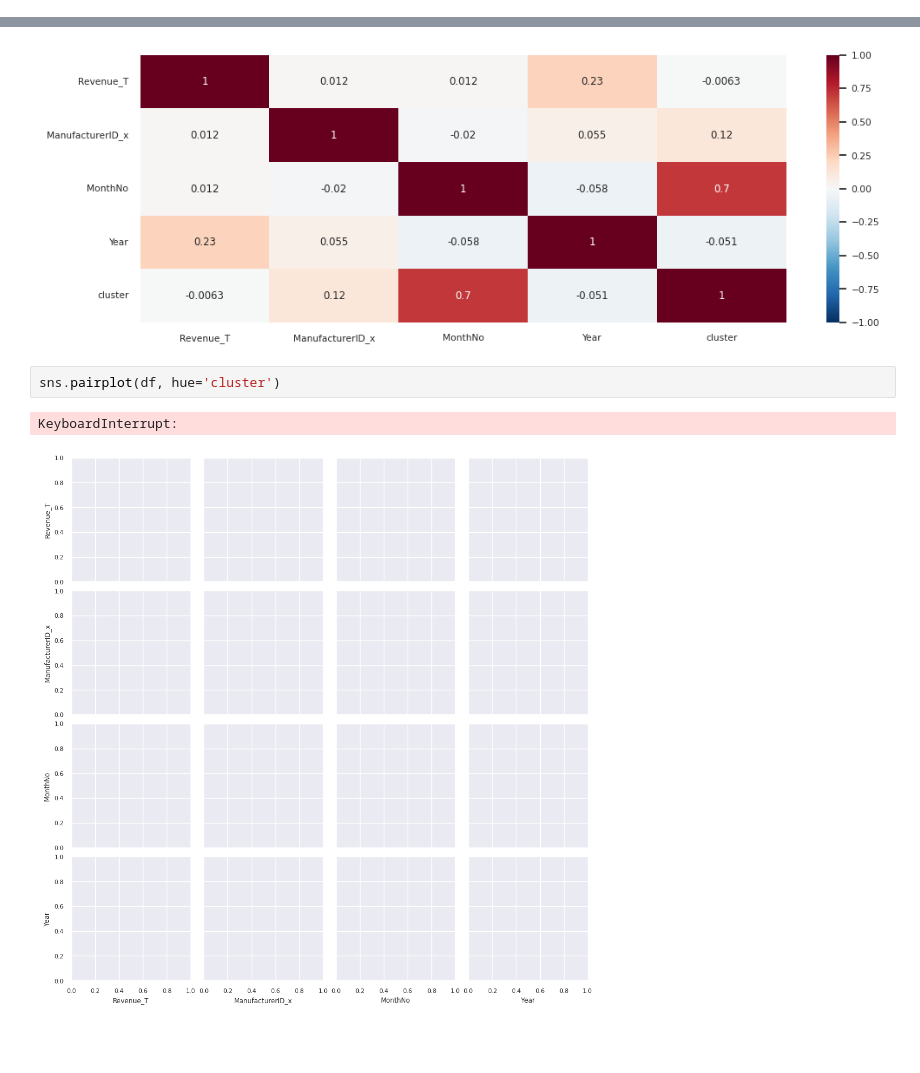
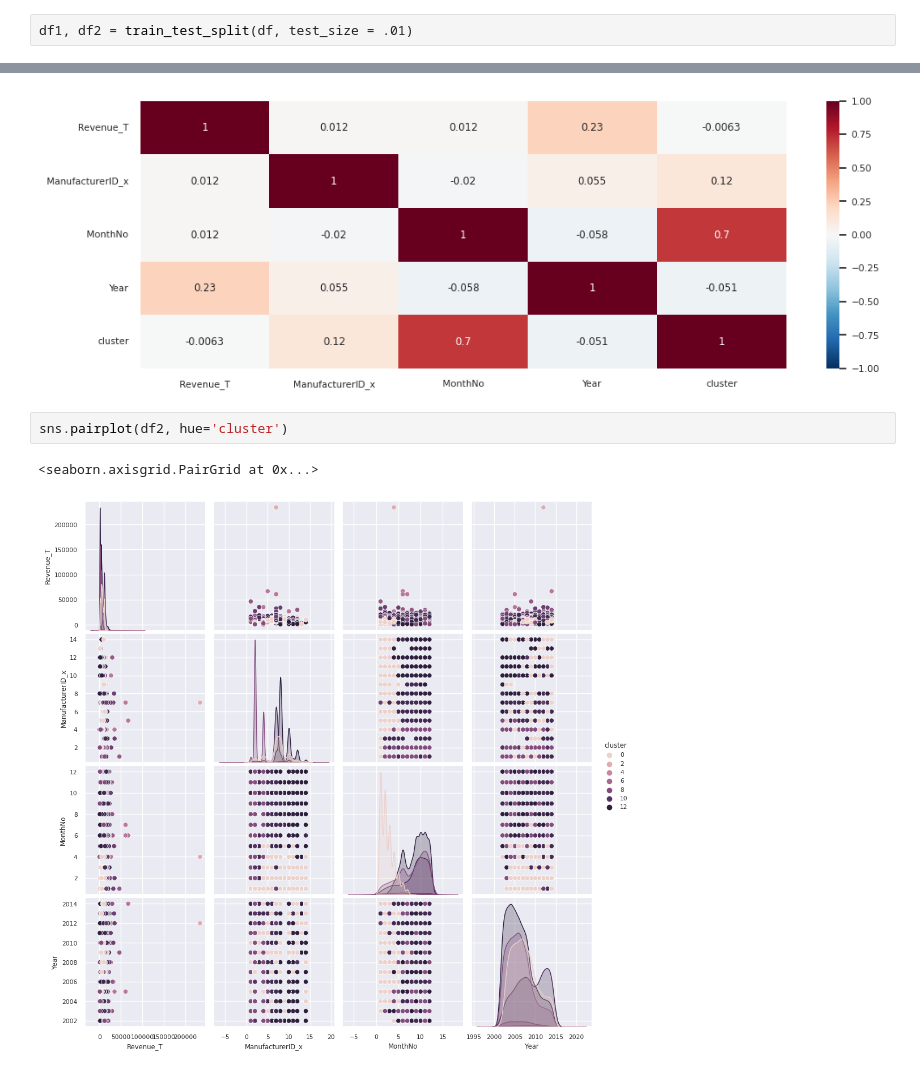
Before and after one commit to DanilVelikiy/Diplom_FinUniver_BigData, a Jupyter notebook: VIZ.Cluster.Pairplot.ipynb, the cells around one changed output, grey strips where cells are left out. Drawn from its saved outputs; the diff is of its cells as text; blank space fills up the shorter version.

Commit message:
добавлен pairplot

```diff
--- a/VIZ.Cluster.Pairplot.ipynb
+++ b/VIZ.Cluster.Pairplot.ipynb
@@ -43,3 +44,5 @@ Data columns (total 9 columns):
  8   cluster           1048575 non-null  int64
 dtypes: float64(1), int64(4), object(4)
 memory usage: 80.0+ MB
+# %%
+df1, df2 = train_test_split(df, test_size = .01)
@@ -54,7 +95,7 @@ sns.heatmap(
 # %% [output]
 [figure]
 # %%
-sns.pairplot(df, hue='cluster')
+sns.pairplot(df2, hue='cluster')
 # %% [output]
-KeyboardInterrupt:
+<seaborn.axisgrid.PairGrid at 0x...>
-[figure, old version]
+[figure, new version]
```
Also changed, not shown: parts of 3 cells of this notebook.
